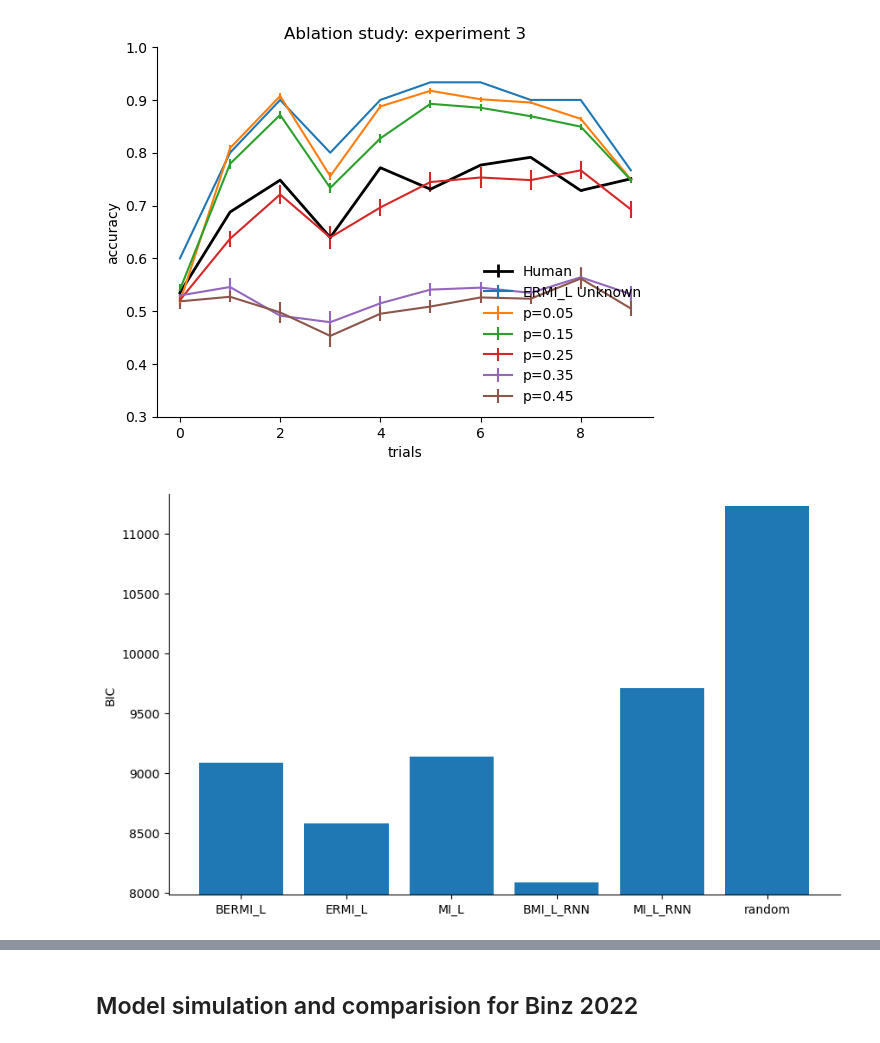
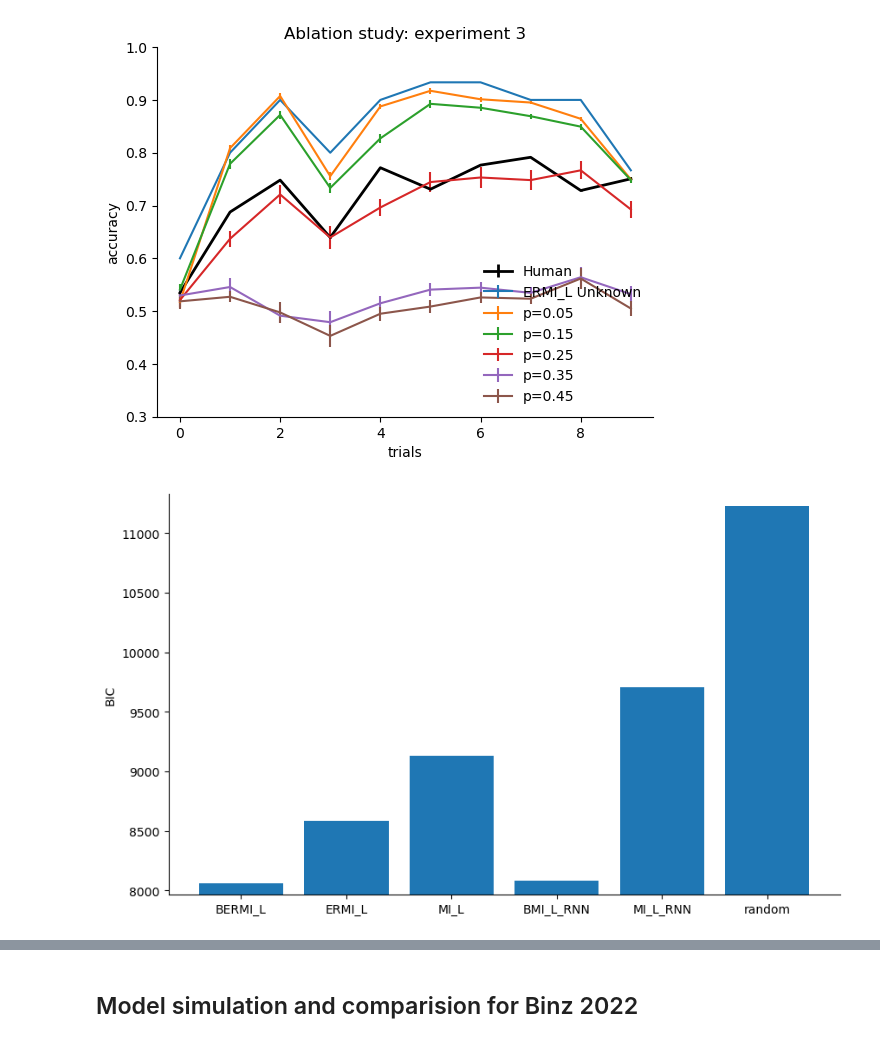
Before and after one commit to akjagadish/ermi, a Jupyter notebook: notebooks/figures.ipynb, the cells around one changed output, grey strips where cells are left out. Drawn from its saved outputs; the diff is of its cells as text; code cells hidden in the pictures.

Commit message:
plot BERMI results

```diff
--- a/notebooks/figures.ipynb
+++ b/notebooks/figures.ipynb
@@ -53,7 +53,7 @@ num_trials = 300
 # load model fits
 results_mi_paired = np.load(f'/u/ajagadish/ermi/decisionmaking/data/model_comparison/task=binz2022_experiment={experiment_id}_source=synthetic_condition=unknown_loss=nll_paired=True_method=soft_sigmoid_optimizer=de.npz')
 results_ermi_paired = np.load(f'/u/ajagadish/ermi/decisionmaking/data/model_comparison/task=binz2022_experiment={experiment_id}_source=claude_condition=unknown_loss=nll_paired=True_method=soft_sigmoid_optimizer=de.npz')
-results_bermi_paired = np.load(f'/u/ajagadish/ermi/decisionmaking/data/model_comparison/task=binz2022_experiment=3_source=claude_condition=unknown_loss=nll_paired=True_method=bounded_soft_sigmoid_optimizer=de.npz')
+results_bermi_paired = np.load(f'/u/ajagadish/ermi/decisionmaking/data/model_comparison/task=binz2022_experiment=3_source=claude_condition=unknown_loss=nll_paired=True_method=bounded_soft_sigmoid_optimizer=de_numiters=5.npz')
 results_mi = np.load(f'/u/ajagadish/ermi/decisionmaking/data/model_comparison/task=binz2022_experiment={experiment_id}_source=synthetic_condition=unknown_loss=nll_paired=False_method=soft_sigmoid_optimizer=de.npz')
 results_ermi = np.load(f'/u/ajagadish/ermi/decisionmaking/data/model_comparison/task=binz2022_experiment={experiment_id}_source=claude_condition=unknown_loss=nll_paired=False_method=soft_sigmoid_optimizer=de.npz')
 logprobs_bmi = torch.load(f'/u/ajagadish/ermi/decisionmaking/data/model_comparison/logprobs{experiment_id+1}_bmli.pth')[0]
@@ -62,31 +62,31 @@ logprobs_bmi = torch.cat([logprobs_baselines[:, [0]], logprobs_bmi], dim=-1)
 best_logprobs, best_index = torch.max(logprobs_bmi, dim=-1)
 
 
 # compute BIC
 bermi_paired_bic = (2*results_bermi_paired['nlls'] + 2*np.log(num_trials)).sum()
 
 ermi_paired_bic = (2*results_ermi_paired['nlls'] + 1*np.log(num_trials)).sum()
 mi_paired_bic = (2*results_mi_paired['nlls']+ 1*np.log(num_trials)).sum()
 
 ermi_bic = (2*results_ermi['nlls']+ 1*np.log(num_trials)).sum()
 mi_bic = (2*results_mi['nlls']+ 1*np.log(num_trials)).sum()
 
 rnn_mi_bic = (-2*logprobs_bmi[:, 1]).sum() #+ 1*np.log(num_trials)).sum()
 rnn_bmi_bic = (-2*best_logprobs + 2*np.log(num_trials)).sum()
 random_bic = -2*np.log(0.5)*num_trials*num_participants
 
 # pool results
 # bics = [ermi_bic, mi_bic, ermi_paired_bic, mi_paired_bic, rnn_mi_bic, rnn_bmi_bic, random_bic]
 # model_names = ['ERMI', 'MI', 'ERMI_L', 'MI_L', 'MI_L_RNN', 'BMI_L_RNN', 'random']
 
 bics = [bermi_paired_bic, ermi_paired_bic, mi_paired_bic, rnn_bmi_bic, rnn_mi_bic, random_bic]
 model_names = ['BERMI_L', 'ERMI_L', 'MI_L', 'BMI_L_RNN', 'MI_L_RNN', 'random']
 
 # plot bar plot comparing the two bics
 plt.figure(figsize=(10,len(bics)))
 plt.bar(model_names, bics)
 plt.ylim(min(bics)-100, max(bics)+100)
 plt.ylabel('BIC')
 sns.despine()
 # %% [output]
-[figure, old version]
+[figure, new version]
```
Also changed, not shown: parts of 3 cells of this notebook.
